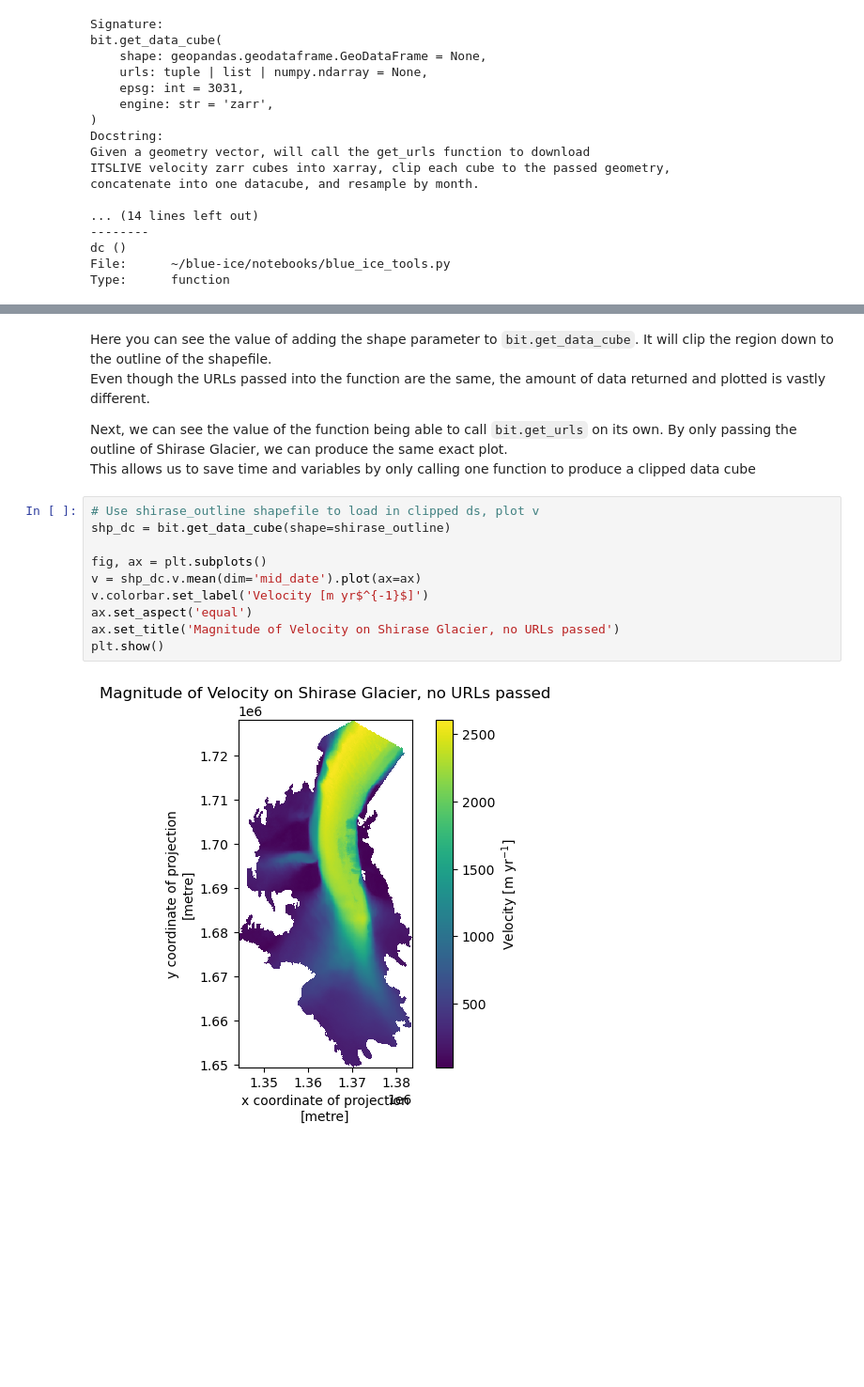
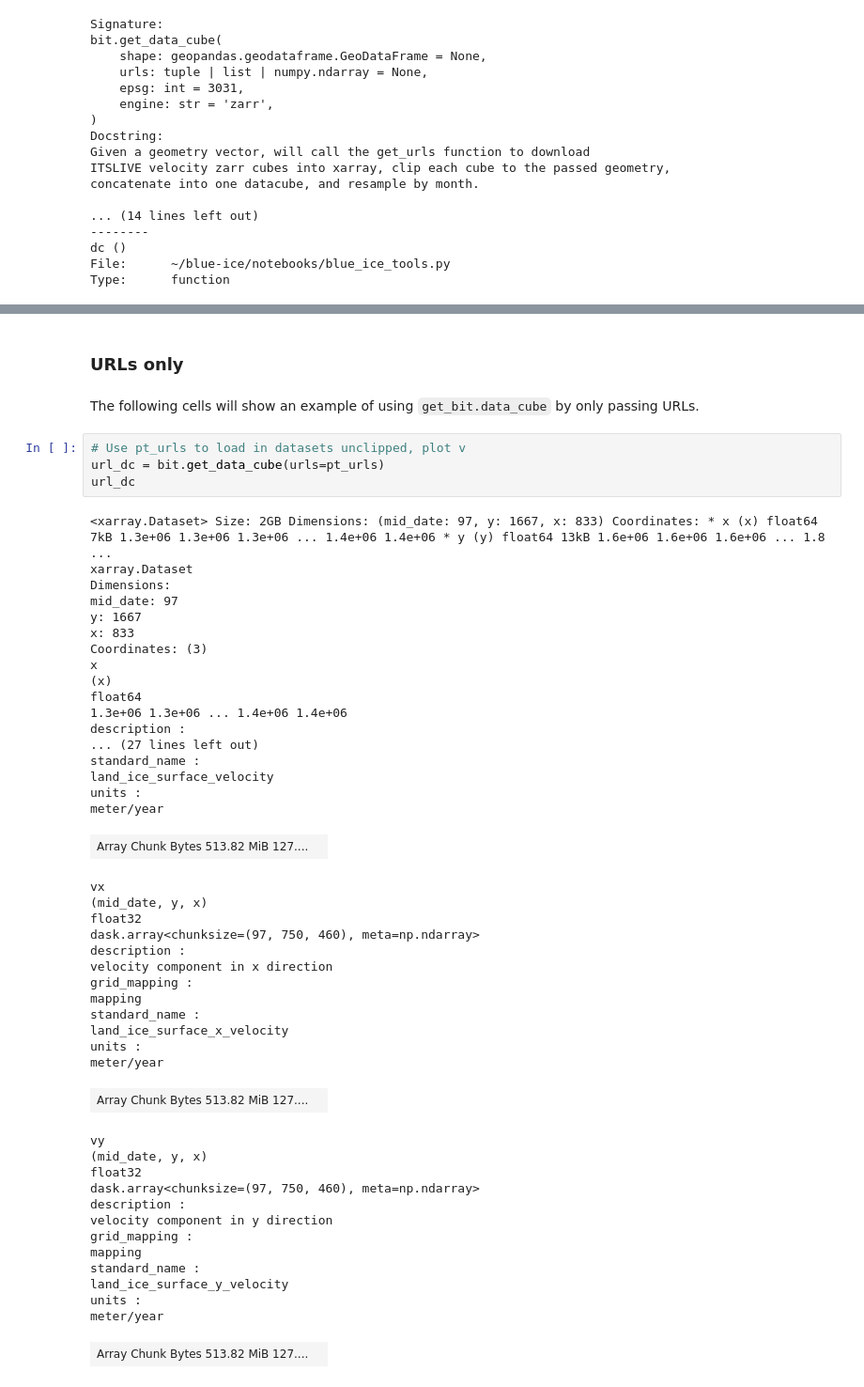
Before and after one commit to jackplogan33/ice-fracture-mechanics, a Jupyter notebook: notebooks/access-itslive-data.ipynb, the cells around one changed output, grey strips where cells are left out. Shown at 94% size. Cells and saved outputs as stored; diff of their text form; blank space fills up the shorter version.

```diff
--- a/notebooks/access-itslive-data.ipynb
+++ b/notebooks/access-itslive-data.ipynb
@@ -224,18 +205,53 @@ plt.show()
-# %% [markdown]
-Here you can see the value of adding the shape parameter to `bit.get_data_cube`. It will clip the region down to the outline of the shapefile. <br>
-Even though the URLs passed into the function are the same, the amount of data returned and plotted is vastly different.
-
-Next, we can see the value of the function being able to call `bit.get_urls` on its own. By only passing the outline of Shirase Glacier, we can produce the same exact plot. <br>
-This allows us to save time and variables by only calling one function to produce a clipped data cube
-# %%
-# Use shirase_outline shapefile to load in clipped ds, plot v
-shp_dc = bit.get_data_cube(shape=shirase_outline)
-
-fig, ax = plt.subplots()
-v = shp_dc.v.mean(dim='mid_date').plot(ax=ax)
-v.colorbar.set_label('Velocity [m yr$^{-1}$]')
-ax.set_aspect('equal')
-ax.set_title('Magnitude of Velocity on Shirase Glacier, no URLs passed')
-plt.show()
-# %% [output]
-[figure, removed]
+# %% [markdown]
+### URLs only
+# %% [markdown]
+The following cells will show an example of using `get_bit.data_cube` by only passing URLs.
+# %%
+# Use pt_urls to load in datasets unclipped, plot v
+url_dc = bit.get_data_cube(urls=pt_urls)
+url_dc
+# %% [output]
+<xarray.Dataset> Size: 2GB Dimensions: (mid_date: 97, y: 1667, x: 833) Coordinates: * x (x) float64 7kB 1.3e+06 1.3e+06 1.3e+06 ... 1.4e+06 1.4e+06 * y (y) float64 13kB 1.6e+06 1.6e+06 1.6e+06 ... 1.8 ...
+xarray.Dataset
+Dimensions:
+mid_date: 97
+y: 1667
+x: 833
+Coordinates: (3)
+x
+(x)
+float64
+1.3e+06 1.3e+06 ... 1.4e+06 1.4e+06
+description :
+... (27 lines left out)
+standard_name :
+land_ice_surface_velocity
+units :
+meter/year
+| Array Chunk Bytes 513.82 MiB 127.... |  |
+vx
+(mid_date, y, x)
+float32
+dask.array<chunksize=(97, 750, 460), meta=np.ndarray>
+description :
+velocity component in x direction
+grid_mapping :
+mapping
+standard_name :
+land_ice_surface_x_velocity
+units :
+meter/year
+| Array Chunk Bytes 513.82 MiB 127.... |  |
+vy
+(mid_date, y, x)
+float32
+dask.array<chunksize=(97, 750, 460), meta=np.ndarray>
+description :
+velocity component in y direction
+grid_mapping :
+mapping
+standard_name :
+land_ice_surface_y_velocity
+units :
+meter/year
+| Array Chunk Bytes 513.82 MiB 127.... |  |
```
Also changed, not shown: parts of 20 cells of this notebook, 1 other file.
